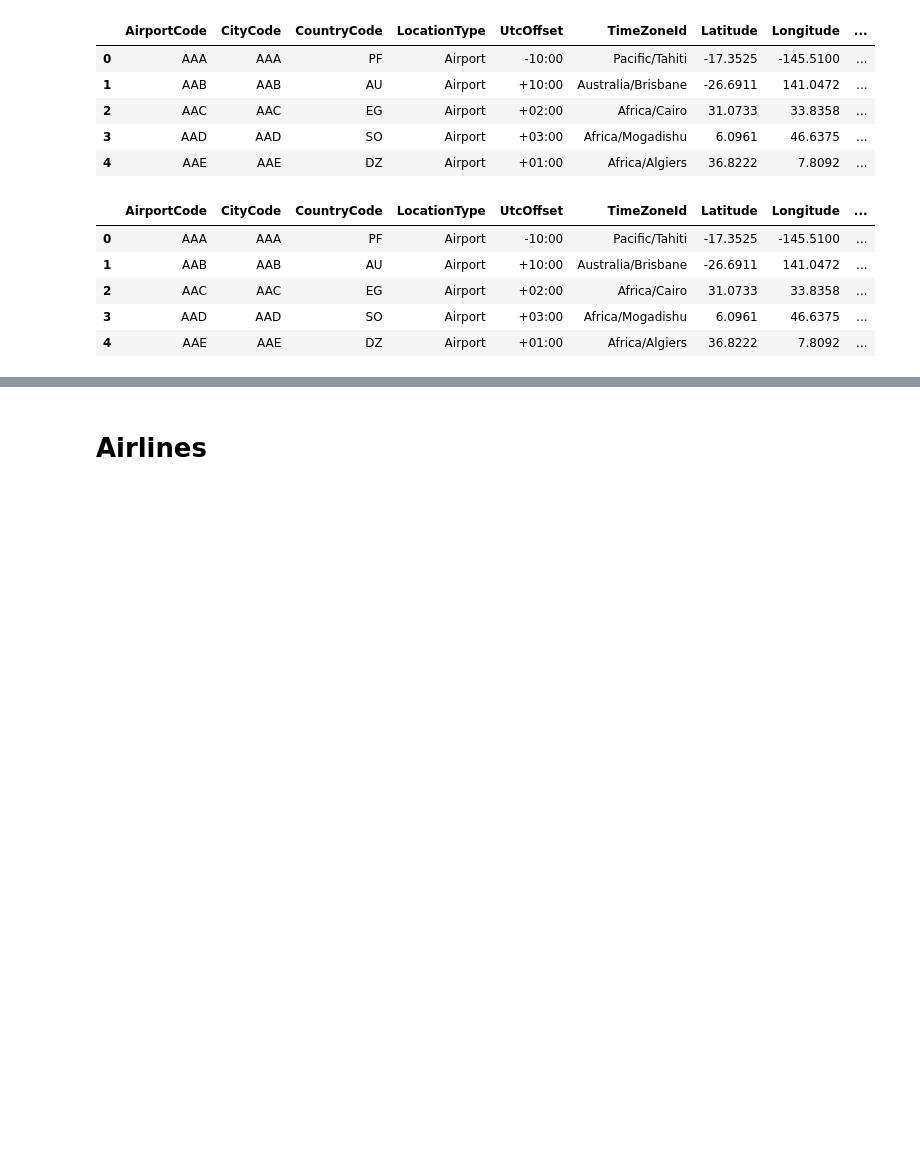
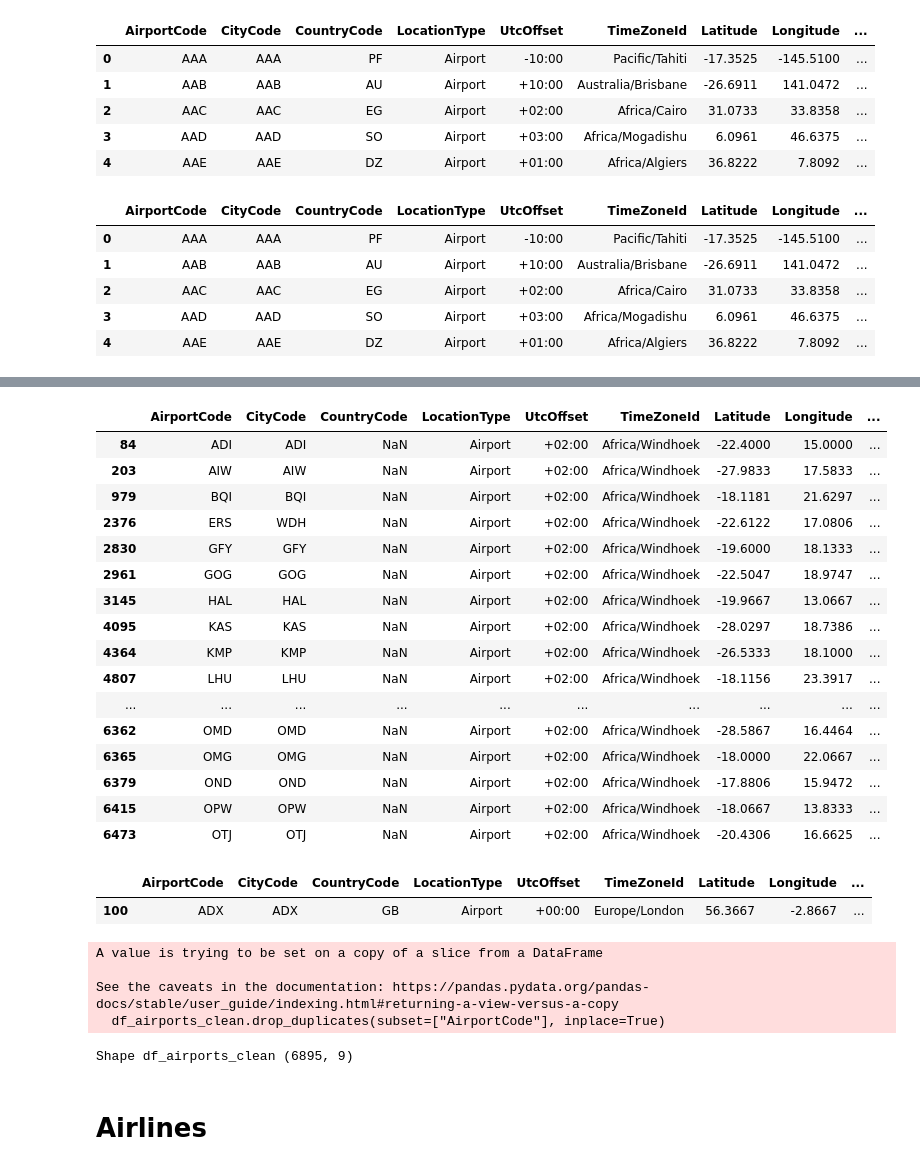
Before and after one commit to mkvph0ch/dst_airlines, a Jupyter notebook: notebooks/clean_lh_data.ipynb, the cells around one changed output, grey strips where cells are left out. Drawn from its saved outputs; the diff is of its cells as text; code cells hidden in the pictures; blank space fills up the shorter version.

Commit message:
dropped duplicates, filled NA

```diff
--- a/notebooks/clean_lh_data.ipynb
+++ b/notebooks/clean_lh_data.ipynb
@@ -107,3 +207,40 @@ df_airports_clean.head()
+# %%
+df_airports_clean.loc[df_airports_clean['CountryCode'].isna()]
+# %% [output]
+|  | AirportCode | CityCode | CountryCode | LocationType | UtcOffset | TimeZoneId | Latitude | Longitude | ... |
+| 84 | ADI | ADI | NaN | Airport | +02:00 | Africa/Windhoek | -22.4000 | 15.0000 | ... |
+| 203 | AIW | AIW | NaN | Airport | +02:00 | Africa/Windhoek | -27.9833 | 17.5833 | ... |
+| 979 | BQI | BQI | NaN | Airport | +02:00 | Africa/Windhoek | -18.1181 | 21.6297 | ... |
+| 2376 | ERS | WDH | NaN | Airport | +02:00 | Africa/Windhoek | -22.6122 | 17.0806 | ... |
+| 2830 | GFY | GFY | NaN | Airport | +02:00 | Africa/Windhoek | -19.6000 | 18.1333 | ... |
+| 2961 | GOG | GOG | NaN | Airport | +02:00 | Africa/Windhoek | -22.5047 | 18.9747 | ... |
+| 3145 | HAL | HAL | NaN | Airport | +02:00 | Africa/Windhoek | -19.9667 | 13.0667 | ... |
+| 4095 | KAS | KAS | NaN | Airport | +02:00 | Africa/Windhoek | -28.0297 | 18.7386 | ... |
+| 4364 | KMP | KMP | NaN | Airport | +02:00 | Africa/Windhoek | -26.5333 | 18.1000 | ... |
+| 4807 | LHU | LHU | NaN | Airport | +02:00 | Africa/Windhoek | -18.1156 | 23.3917 | ... |
+| ... | ... | ... | ... | ... | ... | ... | ... | ... | ... |
+| 6362 | OMD | OMD | NaN | Airport | +02:00 | Africa/Windhoek | -28.5867 | 16.4464 | ... |
+| 6365 | OMG | OMG | NaN | Airport | +02:00 | Africa/Windhoek | -18.0000 | 22.0667 | ... |
+| 6379 | OND | OND | NaN | Airport | +02:00 | Africa/Windhoek | -17.8806 | 15.9472 | ... |
+| 6415 | OPW | OPW | NaN | Airport | +02:00 | Africa/Windhoek | -18.0667 | 13.8333 | ... |
+| 6473 | OTJ | OTJ | NaN | Airport | +02:00 | Africa/Windhoek | -20.4306 | 16.6625 | ... |
+# %%
+df_airports_clean.loc[df_airports_clean.duplicated()]
+# %% [output]
+|  | AirportCode | CityCode | CountryCode | LocationType | UtcOffset | TimeZoneId | Latitude | Longitude | ... |
+| 100 | ADX | ADX | GB | Airport | +00:00 | Europe/London | 56.3667 | -2.8667 | ... |
+# %%
+df_airports_clean.drop_duplicates(subset=["AirportCode"], inplace=True)
+# %% [output]
+A value is trying to be set on a copy of a slice from a DataFrame
+
+See the caveats in the documentation: https://pandas.pydata.org/pandas-docs/stable/user_guide/indexing.html#returning-a-view-versus-a-copy
+  df_airports_clean.drop_duplicates(subset=["AirportCode"], inplace=True)
+# %%
+print("Shape df_airports_clean", df_airports_clean.shape)
+df_airports_clean.to_csv(data_path.joinpath('df_airports_clean.csv'), sep=';', header=True, index=False)
+# %% [output]
+Shape df_airports_clean (6895, 9)
 # %% [markdown]
 # Airlines
 # %%
```
Also changed, not shown: parts of 29 cells of this notebook, 5 other files.
